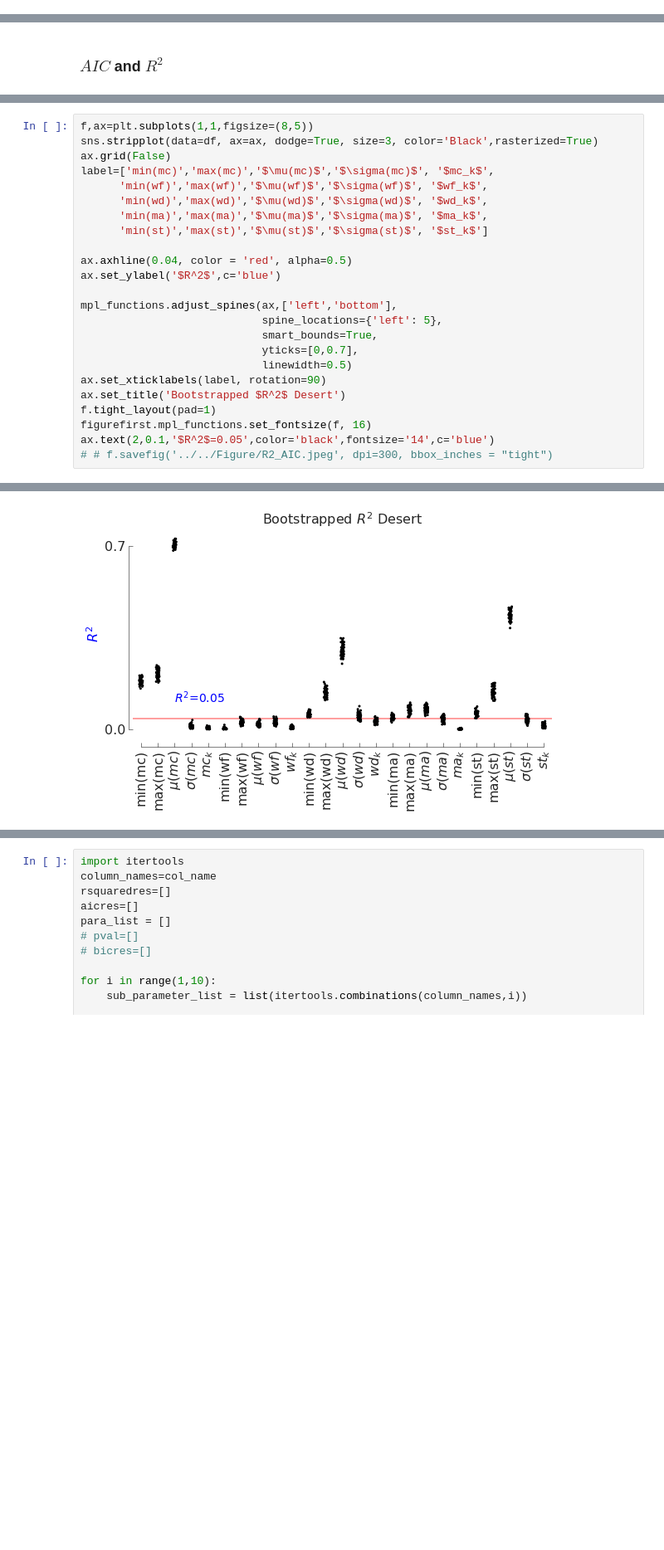
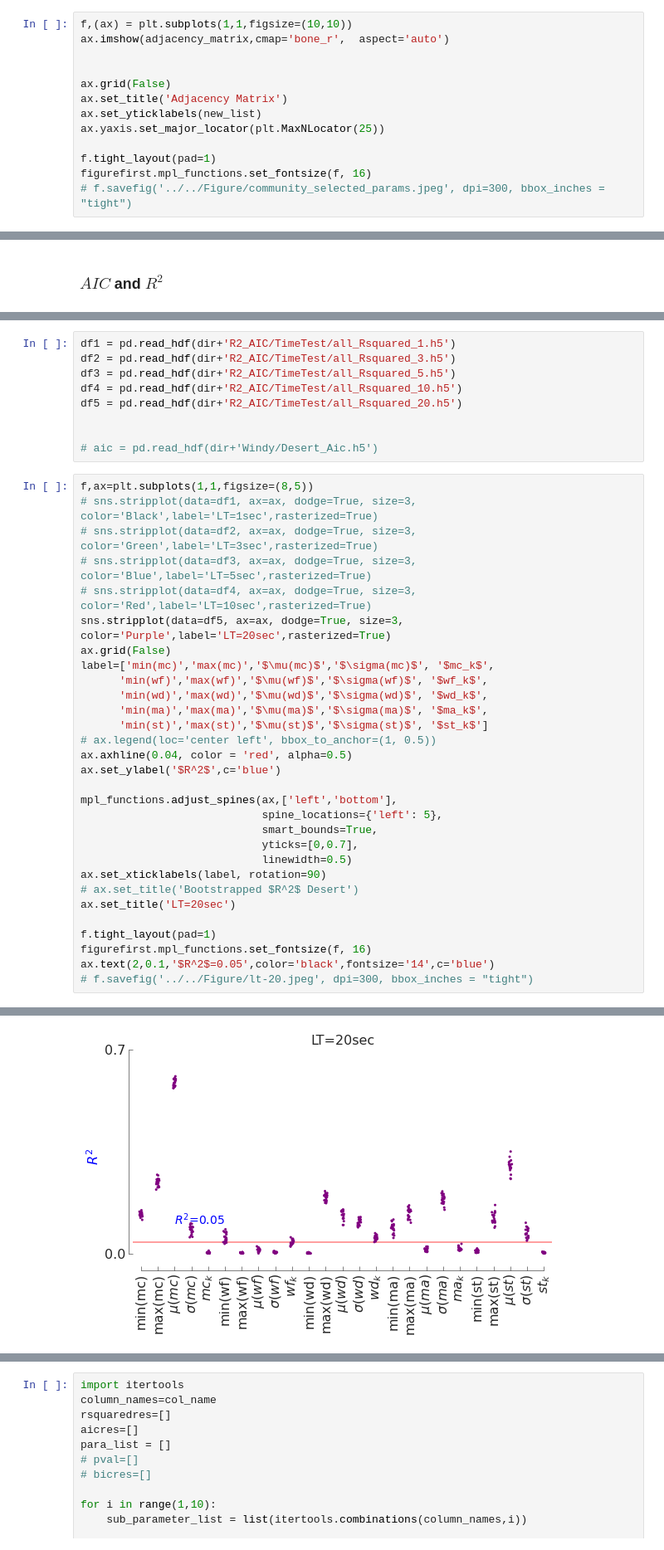
Before and after one commit to arunavanag591/odor_analysis, a Jupyter notebook: data_exploration/dataClassification.ipynb, the cells around one changed output, grey strips where cells are left out. Shown: that part at 83% size. Cells and saved outputs as stored; diff of their text form; blank space fills up the shorter version.

```diff
--- a/data_exploration/dataClassification.ipynb
+++ b/data_exploration/dataClassification.ipynb
@@ -317,0 +343,13 @@ print(olsres.rsquared)
+# %%
+f,(ax) = plt.subplots(1,1,figsize=(10,10))
+ax.imshow(adjacency_matrix,cmap='bone_r',  aspect='auto')
+
+
+ax.grid(False)
+ax.set_title('Adjacency Matrix')
+ax.set_yticklabels(new_list)
+ax.yaxis.set_major_locator(plt.MaxNLocator(25))
+
+f.tight_layout(pad=1)
+figurefirst.mpl_functions.set_fontsize(f, 16)
+# f.savefig('../../Figure/community_selected_params.jpeg', dpi=300, bbox_inches = "tight")
@@ -431,13 +459,26 @@ df = pd.read_hdf(dir+'Desert/HWS_Rsquared.h5')
+# %%
+df1 = pd.read_hdf(dir+'R2_AIC/TimeTest/all_Rsquared_1.h5')
+df2 = pd.read_hdf(dir+'R2_AIC/TimeTest/all_Rsquared_3.h5')
+df3 = pd.read_hdf(dir+'R2_AIC/TimeTest/all_Rsquared_5.h5')
+df4 = pd.read_hdf(dir+'R2_AIC/TimeTest/all_Rsquared_10.h5')
+df5 = pd.read_hdf(dir+'R2_AIC/TimeTest/all_Rsquared_20.h5')
+
+
+# aic = pd.read_hdf(dir+'Windy/Desert_Aic.h5')
 # %%
 f,ax=plt.subplots(1,1,figsize=(8,5))
-sns.stripplot(data=df, ax=ax, dodge=True, size=3, color='Black',rasterized=True)
+# sns.stripplot(data=df1, ax=ax, dodge=True, size=3, color='Black',label='LT=1sec',rasterized=True)
+# sns.stripplot(data=df2, ax=ax, dodge=True, size=3, color='Green',label='LT=3sec',rasterized=True)
+# sns.stripplot(data=df3, ax=ax, dodge=True, size=3, color='Blue',label='LT=5sec',rasterized=True)
+# sns.stripplot(data=df4, ax=ax, dodge=True, size=3, color='Red',label='LT=10sec',rasterized=True)
+sns.stripplot(data=df5, ax=ax, dodge=True, size=3, color='Purple',label='LT=20sec',rasterized=True)
 ax.grid(False)
 label=['min(mc)','max(mc)','$\mu(mc)$','$\sigma(mc)$', '$mc_k$',
       'min(wf)','max(wf)','$\mu(wf)$','$\sigma(wf)$', '$wf_k$',
       'min(wd)','max(wd)','$\mu(wd)$','$\sigma(wd)$', '$wd_k$',
       'min(ma)','max(ma)','$\mu(ma)$','$\sigma(ma)$', '$ma_k$',
       'min(st)','max(st)','$\mu(st)$','$\sigma(st)$', '$st_k$']
-
+# ax.legend(loc='center left', bbox_to_anchor=(1, 0.5))
 ax.axhline(0.04, color = 'red', alpha=0.5)
 ax.set_ylabel('$R^2$',c='blue')
 
@@ -447,9 +488,11 @@ mpl_functions.adjust_spines(ax,['left','bottom'],
                             yticks=[0,0.7],
                             linewidth=0.5)
 ax.set_xticklabels(label, rotation=90)
-ax.set_title('Bootstrapped $R^2$ Desert')
+# ax.set_title('Bootstrapped $R^2$ Desert')
+ax.set_title('LT=20sec')
+
 f.tight_layout(pad=1)
 figurefirst.mpl_functions.set_fontsize(f, 16)
 ax.text(2,0.1,'$R^2$=0.05',color='black',fontsize='14',c='blue')
-# # f.savefig('../../Figure/R2_AIC.jpeg', dpi=300, bbox_inches = "tight")
+# f.savefig('../../Figure/lt-20.jpeg', dpi=300, bbox_inches = "tight")
 # %% [output]
@@ -457,4 +499,4 @@ Text(2, 0.1, '$R^2$=0.05')
-[figure, old version]
+[figure, new version]
 # %%
 col_name=[]
 for i in range(len(df.columns)):
```
Also changed, not shown: parts of 38 cells of this notebook, 4 other files.
